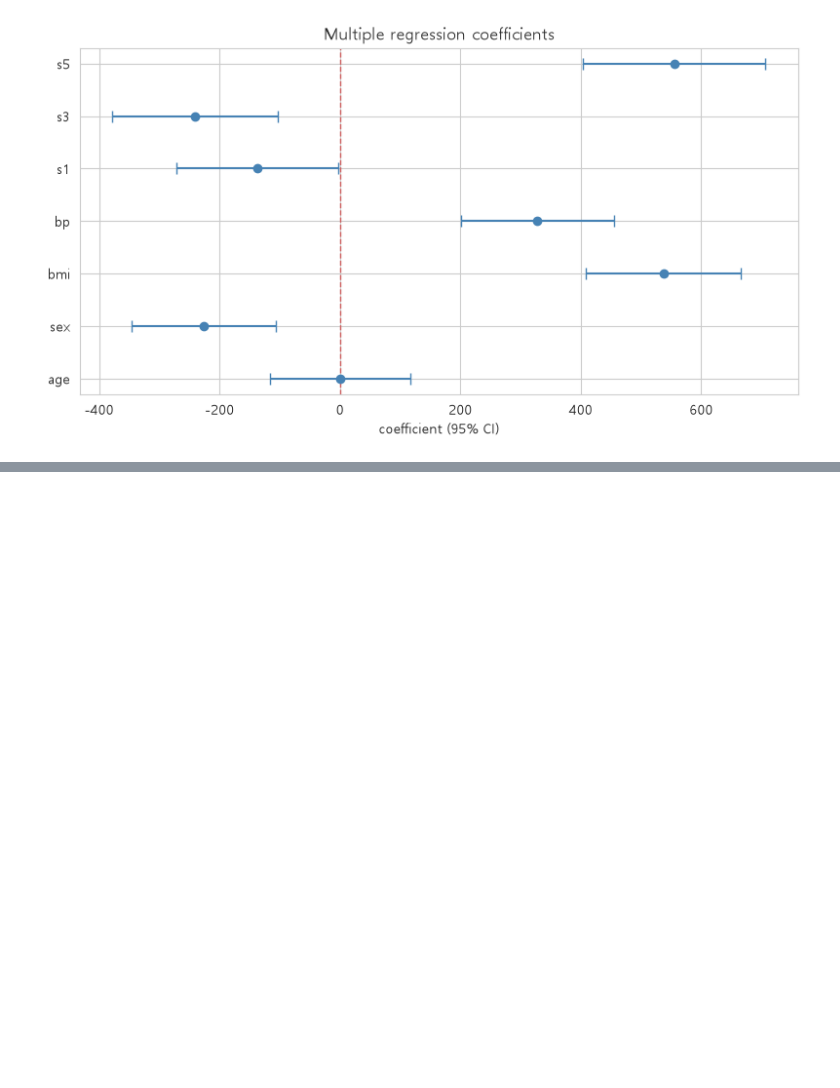
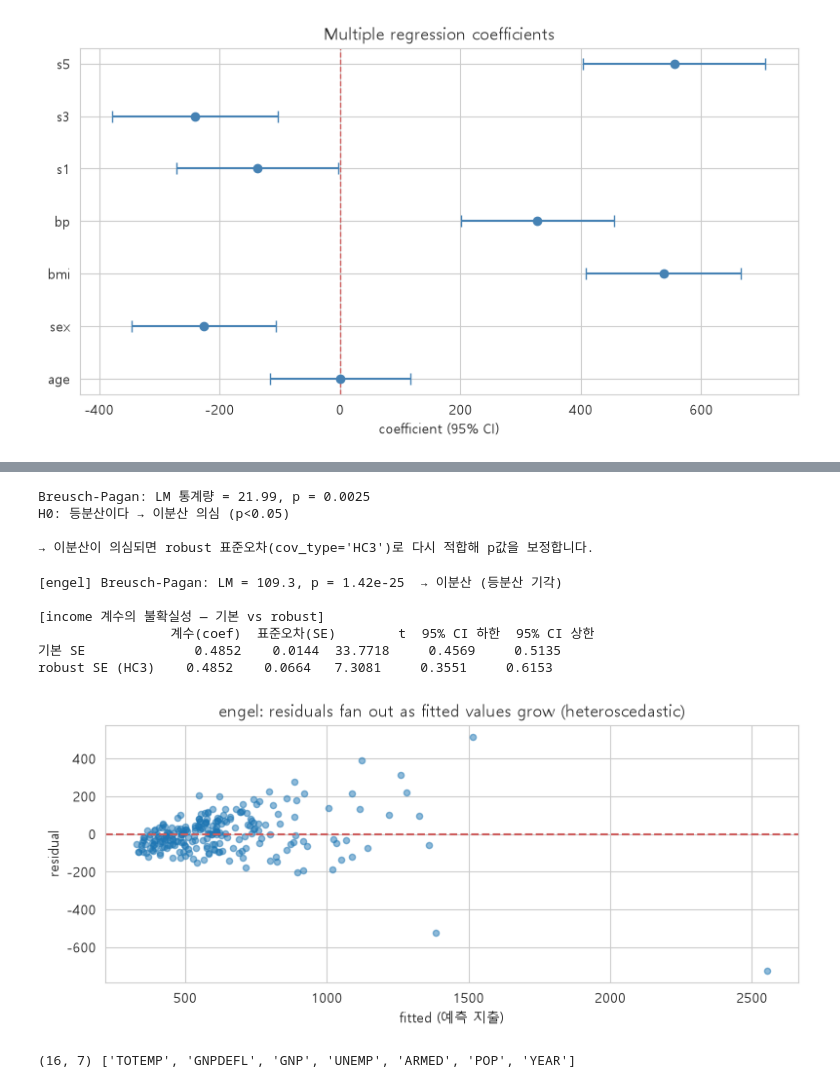
Before and after one commit to jiwoon-oh/ai-data-bootcamp, a Jupyter notebook: D015/day15-report-code.ipynb, the cells around one changed output, grey strips where cells are left out. Drawn from its saved outputs; the diff is of its cells as text; code cells hidden in the pictures; blank space fills up the shorter version.

```diff
--- a/D015/day15-report-code.ipynb
+++ b/D015/day15-report-code.ipynb
@@ -405,0 +524,9 @@ plt.tight_layout(); plt.show()                                    # 그래프
+# %%
+# [C17] VIF 계산 — longley 데이터 (다중공선성 교과서)
+Xl = sm.add_constant(longley[["GNP", "GNPDEFL", "UNEMP", "ARMED", "POP", "YEAR"]])  # 절편(β0)을 위해 상수항 1 열을 추가
+vif = pd.DataFrame({
+    "변수": Xl.columns,
+    "VIF": [variance_inflation_factor(Xl.values, i) for i in range(Xl.shape[1])]  # VIF — 5~10 넘으면 다중공선성 의심
+})
+print(vif.to_string(index=False))
+print("\n→ GNP·POP·YEAR·GNPDEFL의 VIF가 수백~수천! 서로 거의 같은 정보(시간 추세)를 담고 있습니다.")
@@ -405,0 +574,55 @@ plt.tight_layout(); plt.show()                                    # 그래프
+# %%
+# [C20] 등분산 검정 — Breusch-Pagan
+from statsmodels.stats.diagnostic import het_breuschpagan
+bp_stat, bp_p, _, _ = het_breuschpagan(mfit.resid, mfit.model.exog)  # Breusch-Pagan 등분산 검정 — p가 작으면 이분산
+print(f"Breusch-Pagan: LM 통계량 = {bp_stat:.2f}, p = {bp_p:.4f}")
+print("H0: 등분산이다 →", "이분산 의심 (p<0.05)" if bp_p < 0.05 else "등분산으로 볼 만함 (p>=0.05)")
+print("\n→ 이분산이 의심되면 robust 표준오차(cov_type='HC3')로 다시 적합해 p값을 보정합니다.")  # 이분산에 강한(robust) 표준오차 — 계수는 그대로, SE만 보정
+# %% [output]
+Breusch-Pagan: LM 통계량 = 21.99, p = 0.0025
+H0: 등분산이다 → 이분산 의심 (p<0.05)
+
+→ 이분산이 의심되면 robust 표준오차(cov_type='HC3')로 다시 적합해 p값을 보정합니다.
+# %%
+# [C20b] 이분산 실사례 — engel(소득→식료품 지출)에서 진단하고 robust SE로 대응
+from statsmodels.stats.diagnostic import het_breuschpagan
+
+me = sm.OLS(engel["foodexp"], sm.add_constant(engel["income"])).fit()  # 절편(β0)을 위해 상수항 1 열을 추가
+bp_stat_e, bp_p_e, _, _ = het_breuschpagan(me.resid, me.model.exog)  # Breusch-Pagan 등분산 검정 — p가 작으면 이분산
+print(f"[engel] Breusch-Pagan: LM = {bp_stat_e:.1f}, p = {bp_p_e:.2e}"
+      f"  → {'이분산 (등분산 기각)' if bp_p_e < 0.05 else '등분산으로 볼 만함'}")
+
+# 같은 모형을 robust(HC3) 표준오차로 다시 적합 — 계수는 그대로, SE만 바뀐다
+me_rob = sm.OLS(engel["foodexp"], sm.add_constant(engel["income"])).fit(cov_type="HC3")  # 절편(β0)을 위해 상수항 1 열을 추가
+comp = pd.DataFrame({
+    "계수(coef)":      [me.params["income"],     me_rob.params["income"]],
+    "표준오차(SE)":     [me.bse["income"],        me_rob.bse["income"]],
+    "t":               [me.tvalues["income"],    me_rob.tvalues["income"]],
+    "95% CI 하한":      [me.conf_int().loc["income", 0], me_rob.conf_int().loc["income", 0]],  # 계수의 95% 신뢰구간
+    "95% CI 상한":      [me.conf_int().loc["income", 1], me_rob.conf_int().loc["income", 1]],  # 계수의 95% 신뢰구간
+}, index=["기본 SE", "robust SE (HC3)"]).round(4)
+print("\n[income 계수의 불확실성 — 기본 vs robust]")
+print(comp.to_string())
+
+fig, ax = plt.subplots(figsize=(8, 3.6))                          # 그래프 하나를 그릴 도화지 준비
+ax.scatter(me.fittedvalues, me.resid, alpha=0.5, s=20)            # 회귀가 예측한 값(적합값)
+ax.axhline(0, color="indianred", ls="--")                         # 가로 기준선 표시
+ax.set_xlabel("fitted (예측 지출)"); ax.set_ylabel("residual")
+ax.set_title("engel: residuals fan out as fitted values grow (heteroscedastic)")
+plt.tight_layout(); plt.show()                                    # 그래프 간격 자동 정리 후 출력
+# %% [output]
+[engel] Breusch-Pagan: LM = 109.3, p = 1.42e-25  → 이분산 (등분산 기각)
+
+[income 계수의 불확실성 — 기본 vs robust]
+                 계수(coef)  표준오차(SE)        t  95% CI 하한  95% CI 상한
+기본 SE              0.4852    0.0144  33.7718     0.4569     0.5135
+robust SE (HC3)    0.4852    0.0664   7.3081     0.3551     0.6153
+[figure, added]
+# %%
+import statsmodels.api as sm
+
+# longley 데이터 다시 로드
+longley = sm.datasets.longley.load_pandas().data
+print(longley.shape, list(longley.columns))
+# %% [output]
+(16, 7) ['TOTEMP', 'GNPDEFL', 'GNP', 'UNEMP', 'ARMED', 'POP', 'YEAR']
```
Also changed, not shown: parts of 20 cells of this notebook.
